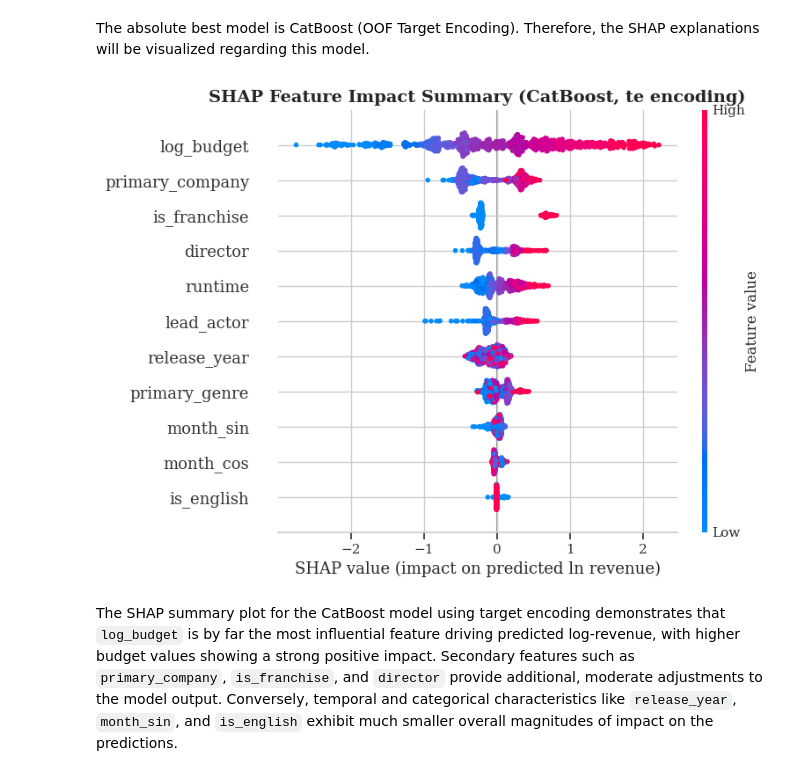
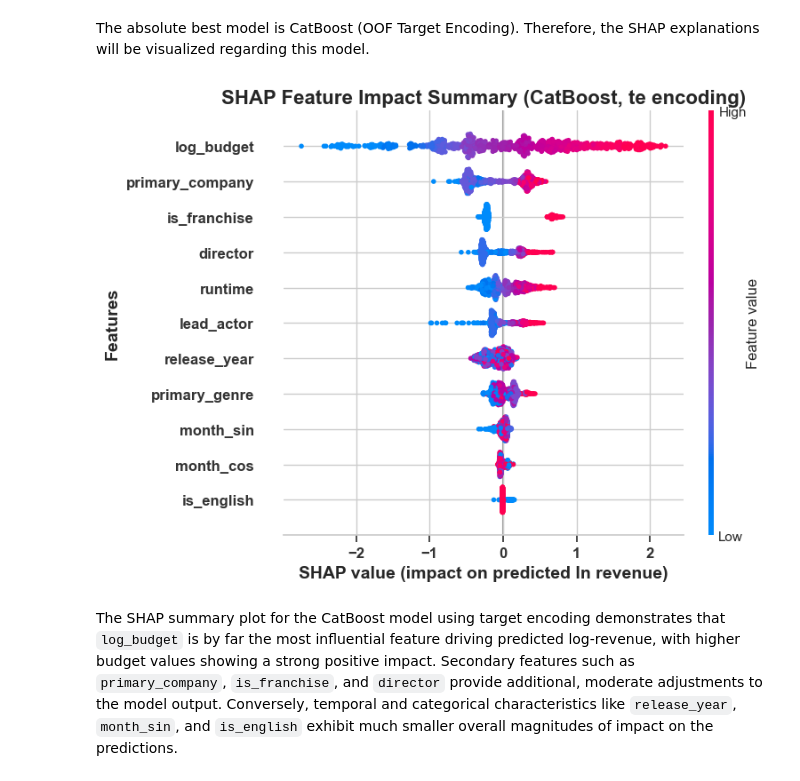
Before and after one commit to avayashka/MoviePrediction_Results, a Jupyter notebook: box_office_prediction.ipynb, the cells around one changed output. Cells and saved outputs as stored; diff of their text form; code cells hidden in the pictures.

```diff
--- a/box_office_prediction.ipynb
+++ b/box_office_prediction.ipynb
@@ -651,6 +651,11 @@ ols = LinearRegression()
 ols.fit(X_train_te, y_train)
 ols_preds = ols.predict(X_test_te)
 all_results.append({"Model / Encoder": "OLS Baseline (Target Encoded)", **get_metrics(y_test, ols_preds)})
+
+ols_le = LinearRegression()
+ols_le.fit(X_train_le, y_train)
+ols_le_preds = ols_le.predict(X_test_le)
+all_results.append({"Model / Encoder": "OLS (Label Encoded)", **get_metrics(y_test, ols_le_preds)})
 
 rf_le = RandomForestRegressor(**study_rf_le.best_params, n_jobs=-1, random_state=42)
 rf_le.fit(X_train_le, y_train)
@@ -1116,18 +1180,26 @@ The absolute best model is CatBoost (OOF Target Encoding). Therefore, the SHAP e
 # %%
 CAND_MODEL = MODELS[(*CAND, 0)]
 CAND_X = X_test_le if CAND[1] == 'le' else X_test_te
 explainer = shap.TreeExplainer(CAND_MODEL)
 shap_values = explainer(CAND_X)
 
 plt.figure(figsize=(10, 6))
 shap.summary_plot(shap_values, CAND_X, show=False)
-plt.title(f"SHAP Feature Impact Summary ({CAND[0]}, {CAND[1]} encoding)", fontsize=14, fontweight='bold')
-plt.xlabel("SHAP value (impact on predicted ln revenue)")
+
+plt.title(f"SHAP Feature Impact Summary ({CAND[0]}, {CAND[1]} encoding)", fontsize=16, fontweight='bold')
+
+plt.xlabel("SHAP value (impact on predicted ln revenue)", fontsize=14, fontweight='bold')
+plt.ylabel("Features", fontsize=14, fontweight='bold')
+
+plt.tick_params(axis='both', which='major', labelsize=12)
+plt.xticks(fontweight='bold')
+plt.yticks(fontweight='bold')
+
 plt.tight_layout()
 plt.savefig('figures/shap_summary.pdf', format='pdf', bbox_inches='tight')
 plt.show()
 # %% [output]
-[figure, old version]
+[figure, new version]
 # %% [markdown]
 The SHAP summary plot for the CatBoost model using target encoding demonstrates that `log_budget` is by far the most influential feature driving predicted log-revenue, with higher budget values showing a strong positive impact. Secondary features such as `primary_company`, `is_franchise`, and `director` provide additional, moderate adjustments to the model output. Conversely, temporal and categorical characteristics like `release_year`, `month_sin`, and `is_english` exhibit much smaller overall magnitudes of impact on the predictions.
 # %%
```
Also changed, not shown: parts of 10 cells of this notebook.
